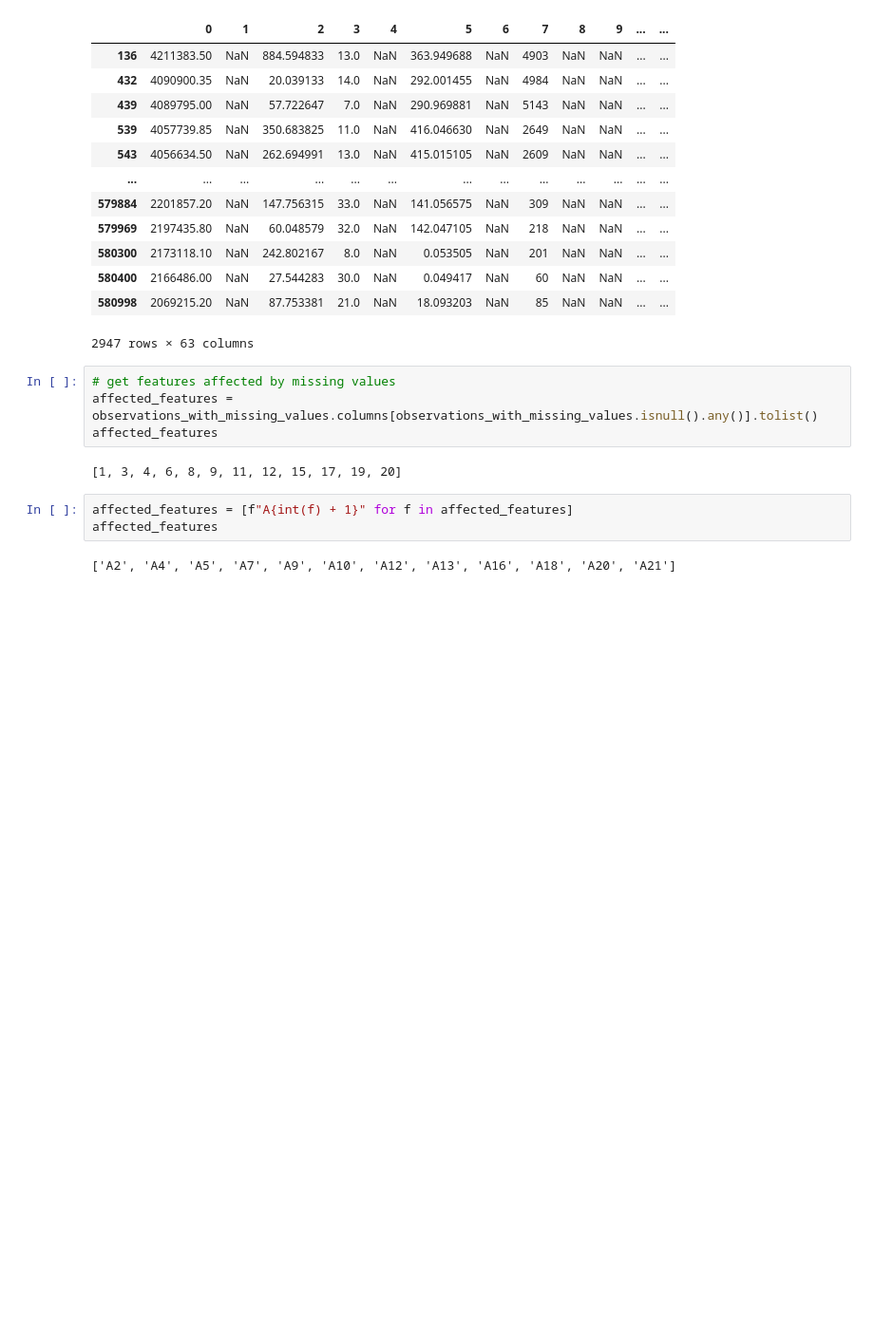
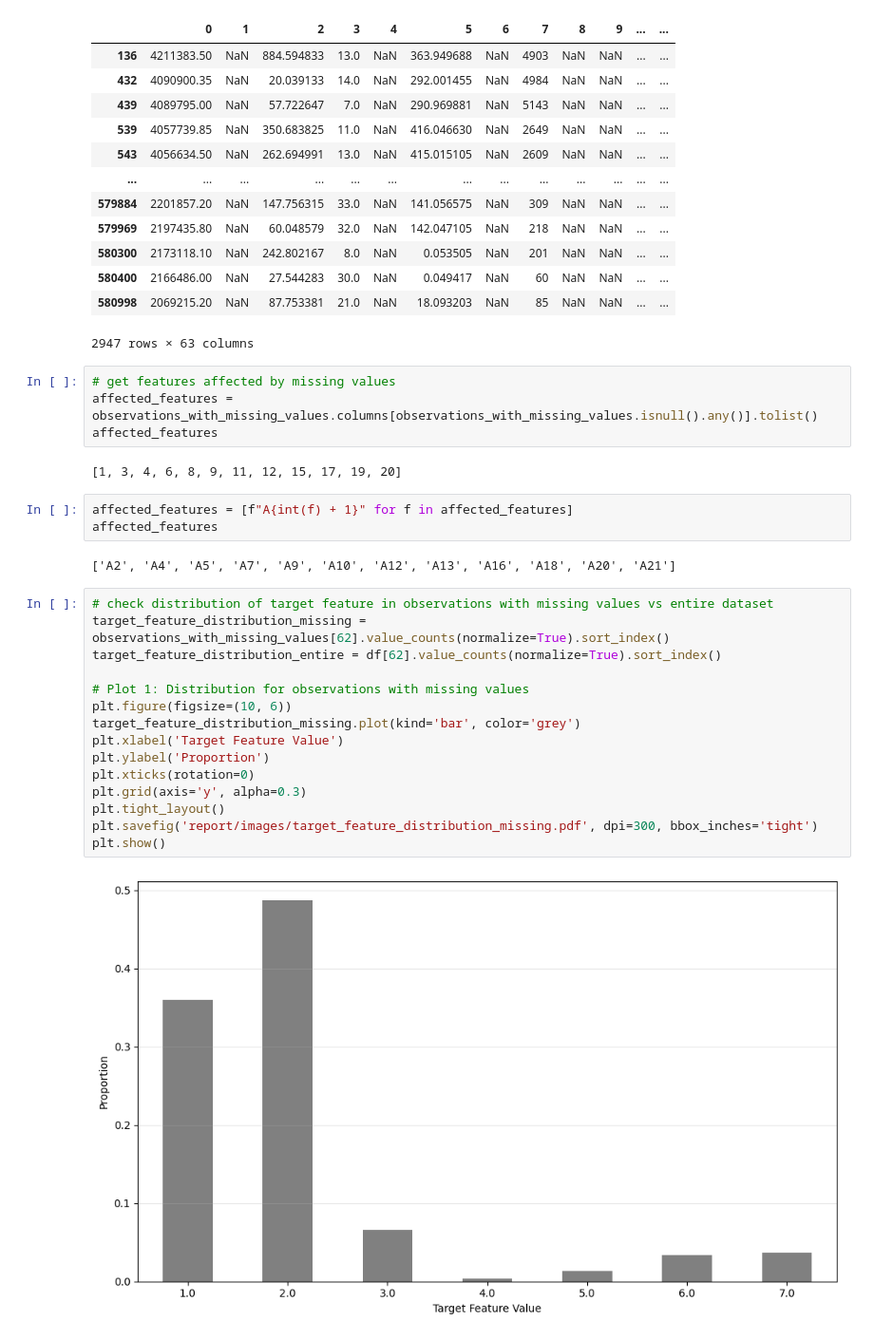
Before and after one commit to Voltzz9/ml441_assignments, a Jupyter notebook: assign1/ml441_assign1_26296918.ipynb, the cells around one changed output. Shown at 95% size. Cells and saved outputs as stored; diff of their text form; blank space fills up the shorter version.

```diff
--- a/assign1/ml441_assign1_26296918.ipynb
+++ b/assign1/ml441_assign1_26296918.ipynb
@@ -894,4 +897,21 @@ affected_features = [f"A{int(f) + 1}" for f in affected_features]
 affected_features
 # %% [output]
 ['A2', 'A4', 'A5', 'A7', 'A9', 'A10', 'A12', 'A13', 'A16', 'A18', 'A20', 'A21']
+# %%
+# check distribution of target feature in observations with missing values vs entire dataset
+target_feature_distribution_missing = observations_with_missing_values[62].value_counts(normalize=True).sort_index()
+target_feature_distribution_entire = df[62].value_counts(normalize=True).sort_index()
+
+# Plot 1: Distribution for observations with missing values
+plt.figure(figsize=(10, 6))
+target_feature_distribution_missing.plot(kind='bar', color='grey')
+plt.xlabel('Target Feature Value')
+plt.ylabel('Proportion')
+plt.xticks(rotation=0)
+plt.grid(axis='y', alpha=0.3)
+plt.tight_layout()
+plt.savefig('report/images/target_feature_distribution_missing.pdf', dpi=300, bbox_inches='tight')
+plt.show()
+# %% [output]
+[figure, added]
 # %%
```
Also changed, not shown: parts of 12 cells of this notebook, 15 other files.
